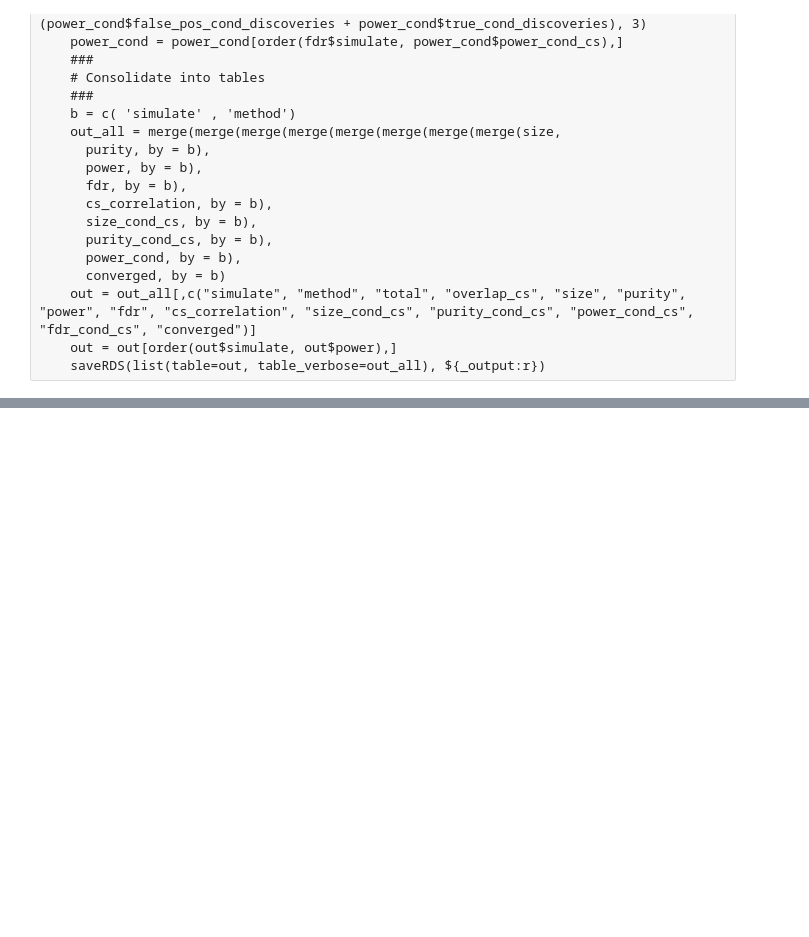
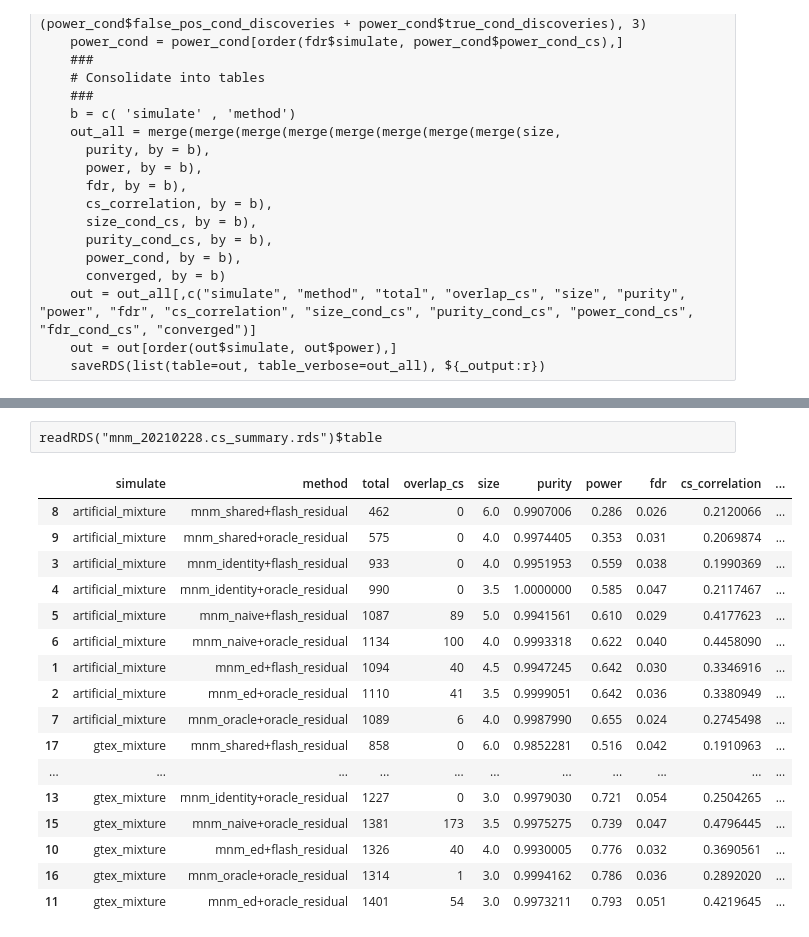
Before and after one commit to gaow/mvarbvs, a Jupyter notebook: analysis/multivariate/20210224_MNM_Benchmark.ipynb, the cells around one changed output, grey strips where cells are left out. Saved outputs shown, nothing was run; the diff lists cells and outputs as text; blank space fills up the shorter version.

```diff
--- a/analysis/multivariate/20210224_MNM_Benchmark.ipynb
+++ b/analysis/multivariate/20210224_MNM_Benchmark.ipynb
@@ -688,0 +698,20 @@ R: expand = "${ }"
+# %%
+readRDS("mnm_20210228.cs_summary.rds")$table
+# %% [output]
+|  | simulate | method | total | overlap_cs | size | purity | power | fdr | cs_correlation | ... |
+| 8 | artificial_mixture | mnm_shared+flash_residual | 462 | 0 | 6.0 | 0.9907006 | 0.286 | 0.026 | 0.2120066 | ... |
+| 9 | artificial_mixture | mnm_shared+oracle_residual | 575 | 0 | 4.0 | 0.9974405 | 0.353 | 0.031 | 0.2069874 | ... |
+| 3 | artificial_mixture | mnm_identity+flash_residual | 933 | 0 | 4.0 | 0.9951953 | 0.559 | 0.038 | 0.1990369 | ... |
+| 4 | artificial_mixture | mnm_identity+oracle_residual | 990 | 0 | 3.5 | 1.0000000 | 0.585 | 0.047 | 0.2117467 | ... |
+| 5 | artificial_mixture | mnm_naive+flash_residual | 1087 | 89 | 5.0 | 0.9941561 | 0.610 | 0.029 | 0.4177623 | ... |
+| 6 | artificial_mixture | mnm_naive+oracle_residual | 1134 | 100 | 4.0 | 0.9993318 | 0.622 | 0.040 | 0.4458090 | ... |
+| 1 | artificial_mixture | mnm_ed+flash_residual | 1094 | 40 | 4.5 | 0.9947245 | 0.642 | 0.030 | 0.3346916 | ... |
+| 2 | artificial_mixture | mnm_ed+oracle_residual | 1110 | 41 | 3.5 | 0.9999051 | 0.642 | 0.036 | 0.3380949 | ... |
+| 7 | artificial_mixture | mnm_oracle+oracle_residual | 1089 | 6 | 4.0 | 0.9987990 | 0.655 | 0.024 | 0.2745498 | ... |
+| 17 | gtex_mixture | mnm_shared+flash_residual | 858 | 0 | 6.0 | 0.9852281 | 0.516 | 0.042 | 0.1910963 | ... |
+| ... | ... | ... | ... | ... | ... | ... | ... | ... | ... | ... |
+| 13 | gtex_mixture | mnm_identity+oracle_residual | 1227 | 0 | 3.0 | 0.9979030 | 0.721 | 0.054 | 0.2504265 | ... |
+| 15 | gtex_mixture | mnm_naive+oracle_residual | 1381 | 173 | 3.5 | 0.9975275 | 0.739 | 0.047 | 0.4796445 | ... |
+| 10 | gtex_mixture | mnm_ed+flash_residual | 1326 | 40 | 4.0 | 0.9930005 | 0.776 | 0.032 | 0.3690561 | ... |
+| 16 | gtex_mixture | mnm_oracle+oracle_residual | 1314 | 1 | 3.0 | 0.9994162 | 0.786 | 0.036 | 0.2892020 | ... |
+| 11 | gtex_mixture | mnm_ed+oracle_residual | 1401 | 54 | 3.0 | 0.9973211 | 0.793 | 0.051 | 0.4219645 | ... |
```
Also changed, not shown: parts of 3 cells of this notebook, 1 other file.
